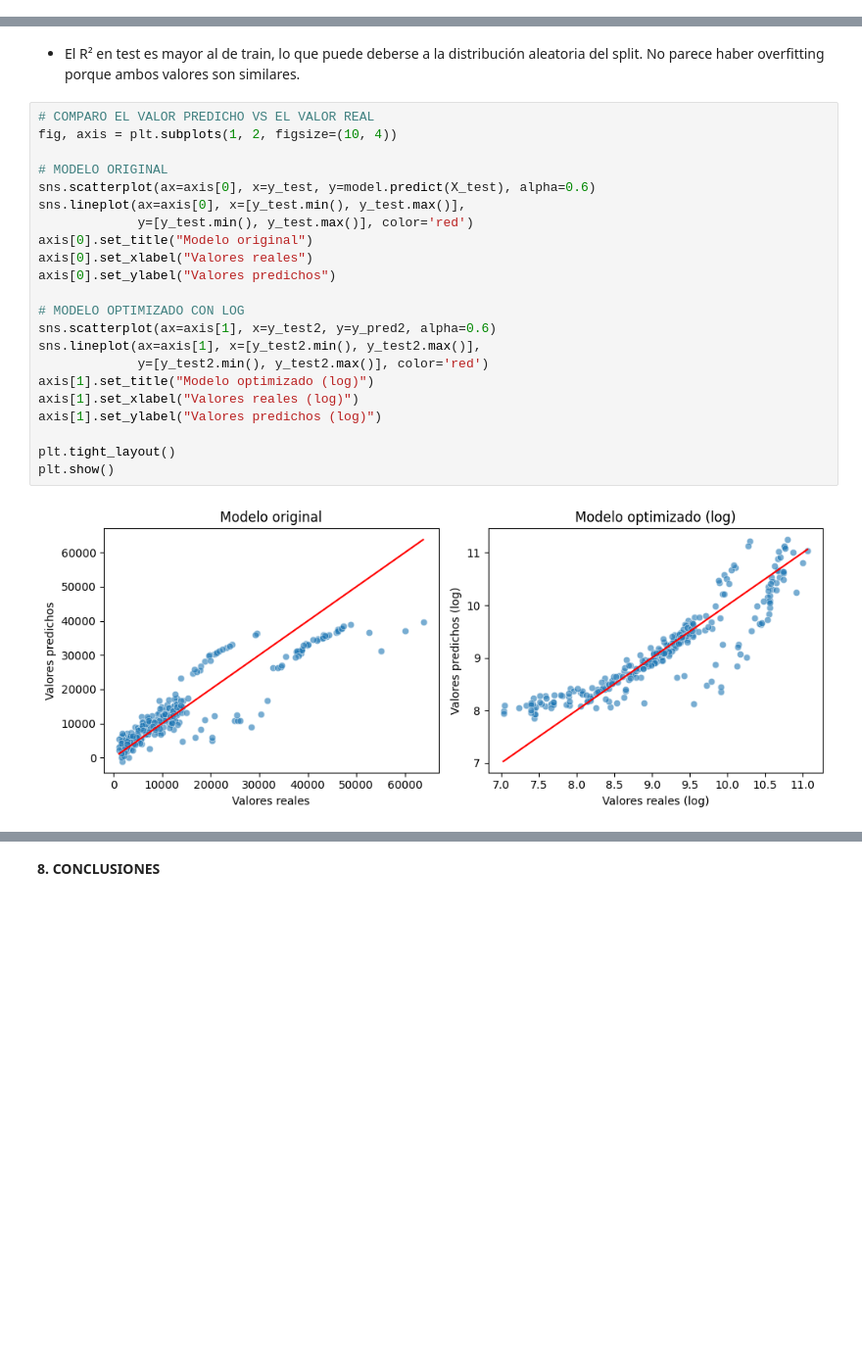
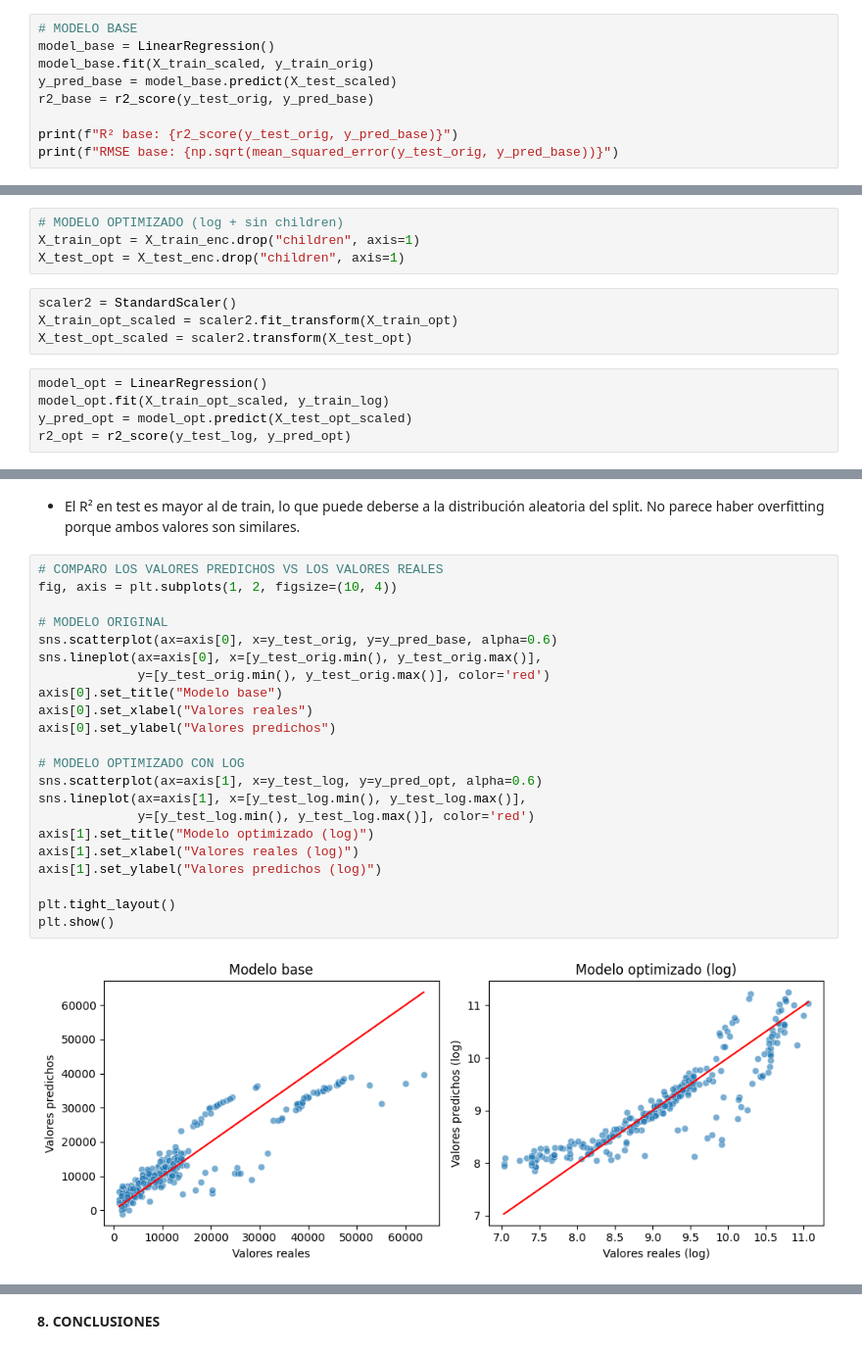
Before and after one commit to 4GeeksAcademy/alemantellini-machine-learning, a Jupyter notebook: src/02-linear-regression-medical-insurance-cost.ipynb, the cells around one changed output, grey strips where cells are left out. Shown at 98% size. Cells and saved outputs as stored; diff of their text form; blank space fills up the shorter version.

```diff
--- a/src/02-linear-regression-medical-insurance-cost.ipynb
+++ b/src/02-linear-regression-medical-insurance-cost.ipynb
@@ -409,0 +391,9 @@ mean_squared_error(y_test, y_pred)
+# %%
+# MODELO BASE
+model_base = LinearRegression()
+model_base.fit(X_train_scaled, y_train_orig)
+y_pred_base = model_base.predict(X_test_scaled)
+r2_base = r2_score(y_test_orig, y_pred_base)
+
+print(f"R² base: {r2_score(y_test_orig, y_pred_base)}")
+print(f"RMSE base: {np.sqrt(mean_squared_error(y_test_orig, y_pred_base))}")
@@ -433,3 +408,16 @@ y_pred2 = model2.predict(X_test2)
+# %%
+# MODELO OPTIMIZADO (log + sin children)
+X_train_opt = X_train_enc.drop("children", axis=1)
+X_test_opt = X_test_enc.drop("children", axis=1)
+# %%
+scaler2 = StandardScaler()
+X_train_opt_scaled = scaler2.fit_transform(X_train_opt)
+X_test_opt_scaled = scaler2.transform(X_test_opt)
+# %%
+model_opt = LinearRegression()
+model_opt.fit(X_train_opt_scaled, y_train_log)
+y_pred_opt = model_opt.predict(X_test_opt_scaled)
+r2_opt = r2_score(y_test_log, y_pred_opt)
 # %%
 # EVALUACIÓN
 print("EVALUACIÓN DEL MODELO OPTIMIZADO")
@@ -446,26 +434,26 @@ RMSE Test:  0.42015385743411554
 # %% [markdown]
 - El R² en test es mayor al de train, lo que puede deberse a la distribución aleatoria del split. No parece haber overfitting porque ambos valores son similares.
 # %%
-# COMPARO EL VALOR PREDICHO VS EL VALOR REAL
+# COMPARO LOS VALORES PREDICHOS VS LOS VALORES REALES
 fig, axis = plt.subplots(1, 2, figsize=(10, 4))
 
 # MODELO ORIGINAL
-sns.scatterplot(ax=axis[0], x=y_test, y=model.predict(X_test), alpha=0.6)
-sns.lineplot(ax=axis[0], x=[y_test.min(), y_test.max()],
-             y=[y_test.min(), y_test.max()], color='red')
-axis[0].set_title("Modelo original")
+sns.scatterplot(ax=axis[0], x=y_test_orig, y=y_pred_base, alpha=0.6)
+sns.lineplot(ax=axis[0], x=[y_test_orig.min(), y_test_orig.max()],
+             y=[y_test_orig.min(), y_test_orig.max()], color='red')
+axis[0].set_title("Modelo base")
 axis[0].set_xlabel("Valores reales")
 axis[0].set_ylabel("Valores predichos")
 
 # MODELO OPTIMIZADO CON LOG
-sns.scatterplot(ax=axis[1], x=y_test2, y=y_pred2, alpha=0.6)
-sns.lineplot(ax=axis[1], x=[y_test2.min(), y_test2.max()],
-             y=[y_test2.min(), y_test2.max()], color='red')
+sns.scatterplot(ax=axis[1], x=y_test_log, y=y_pred_opt, alpha=0.6)
+sns.lineplot(ax=axis[1], x=[y_test_log.min(), y_test_log.max()],
+             y=[y_test_log.min(), y_test_log.max()], color='red')
 axis[1].set_title("Modelo optimizado (log)")
 axis[1].set_xlabel("Valores reales (log)")
 axis[1].set_ylabel("Valores predichos (log)")
 
 plt.tight_layout()
 plt.show()
 # %% [output]
-[figure, old version]
+[figure, new version]
```
Also changed, not shown: parts of 22 cells of this notebook, 1 other file.
